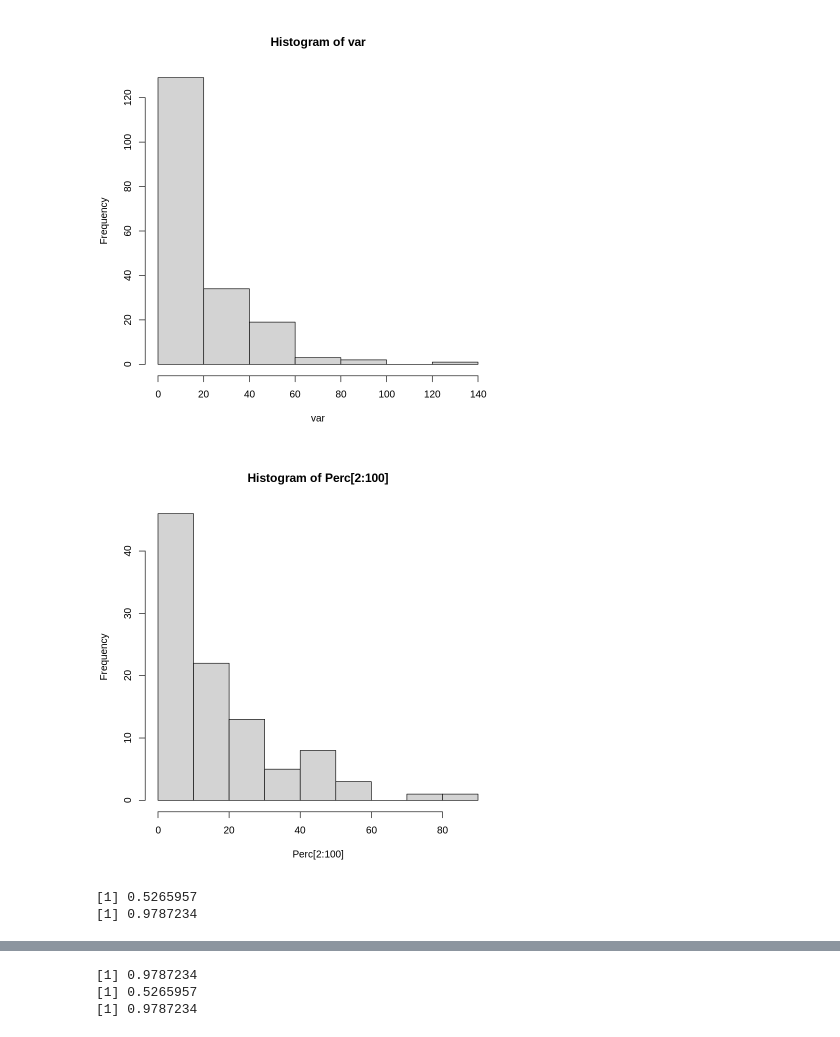
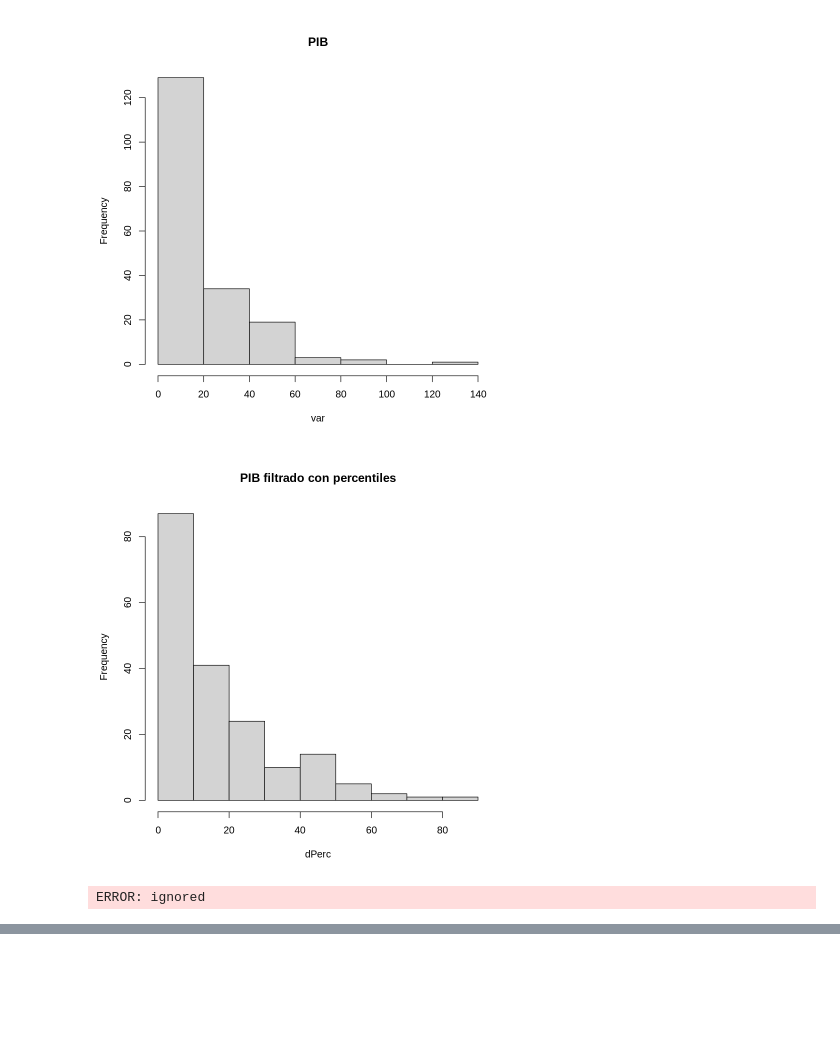
Before and after one commit to Maxhzrz/Tarea_diplomado, a Jupyter notebook: Evaluacion_1_mineria_de_datos_uc_r&m.ipynb, the cells around one changed output, grey strips where cells are left out. Drawn from its saved outputs; the diff is of its cells as text; code cells hidden in the pictures; blank space fills up the shorter version.

```diff
--- a/Evaluacion_1_mineria_de_datos_uc_r&m.ipynb
+++ b/Evaluacion_1_mineria_de_datos_uc_r&m.ipynb
@@ -30,53 +85,51 @@ summary(paises[c("PIB", "IDH","GINI","ESCOLARIDAD")])
 # PIB
 
 var<-paises$PIB
-hist(var)
+hist(var,main="PIB")
 # Método 1 - Percentiles
 Perc<- quantile(var, prob=seq(0, 1, length = 101))
 #P_PIB[100]
-#P_PIB[2]
-hist(Perc[2:100])
-prop_perc<-length(Perc[2:100])/length(var)
+dPerc<-var[var<Perc[100] & var>Perc[1]]
+hist(dPerc, main="PIB filtrado con percentiles")
+prop_perc<-length(dPerc)/length(var)
 #Método 2 - Desigualdad de Chevyshev
   # Define el valor de k
   k <- 3
   # Calcula la media y la desviación estándar
   mean <- mean(var)
   sd <- sd(var)
 
   # Calcula el número de datos dentro de k desviaciones estándar de la media
   in_range <- sum(abs(var - mean) <= k * sd)
 
   # Chebyshev's inequality theoretical lower bound
   chebyshev_bound <- 1 - 1 / k^2
 
 datos_cheby<- var[(abs(var - mean) <= k * sd)]
-prop_cheby<-length(datos_cheby)/length(var)
-hist(datos_cheby)
-print(prop_perc)
+#prop_cheby<-length(datos_cheby)/length(var)
+hist(datos_cheby, main="PIB aplicando desigualdad de Chebyshev")
+#print(prop_perc)
 print(prop_cheby)
 #Método 3 - Z Robusto
 #define funcion
 robust_z <- function(x) {
   median_x <- median(x)
   mad_x <- mad(x)
   z <- (x - median_x) / mad_x
   return(z)
 }
 # se aplica al dataframe
 df<- as.data.frame(data.frame(var))
 df$zrob<-  robust_z(var)
 df_filtered <- df[abs(df$zrob) <= 5,]
-hist(df_filtered$var)
+hist(df_filtered$var, main="PIB utilizando Z-Robusto")
 prop_zrob<-length(df_filtered$var)/length(var)
 print(prop_zrob)
-print(prop_perc)
-print(prop_cheby)
+#print(prop_cheby)
 
 
-hist(df$zrob)
+hist(df$zrob, main="Valores Z del PIB")
 # %% [output]
-[figure, old version]
+[figure, new version]
-[figure, old version]
+[figure, new version]
-[1] 0.5265957
-[1] 0.9787234
+ERROR: ignored
@@ -84,3 +136,0 @@ hist(df$zrob)
-[1] 0.9787234
-[1] 0.5265957
-[1] 0.9787234
```
Also changed, not shown: parts of 13 cells of this notebook.
